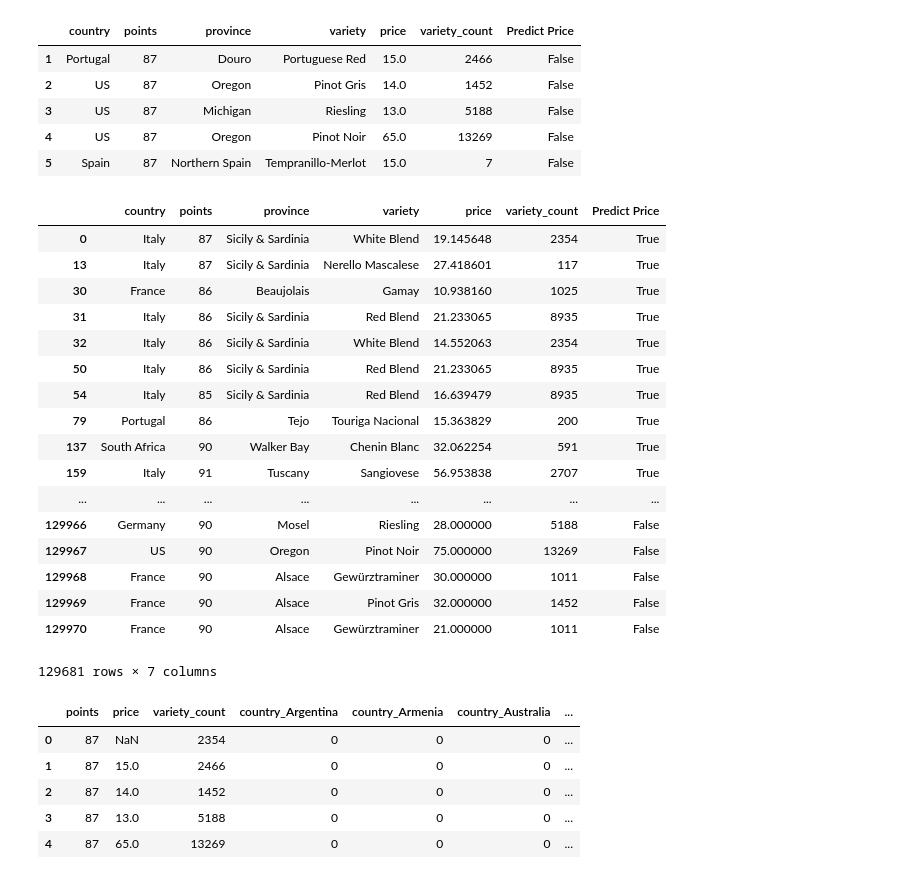
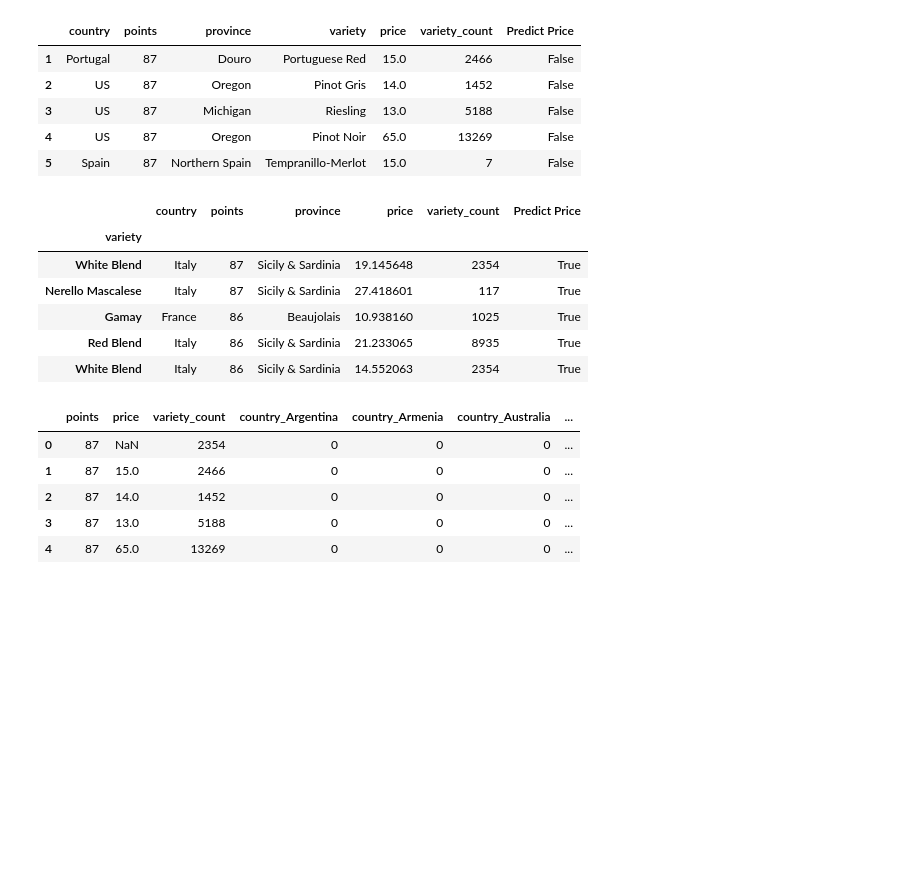
Before and after one commit to sckelso88/Wine-Reccomender, a Jupyter notebook: wine_predict_df.ipynb, the cells around one changed output. Saved outputs shown, nothing was run; the diff lists cells and outputs as text; code cells hidden in the pictures; blank space fills up the shorter version.

```diff
--- a/wine_predict_df.ipynb
+++ b/wine_predict_df.ipynb
@@ -74,24 +74,14 @@ See the caveats in the documentation: http://pandas.pydata.org/pandas-docs/stabl
 # %%
 #combine df2 & df4
 result = pd.concat([df2, df4])
-result
+df33 = result.set_index("variety")
+df33.head()
 # %% [output]
-|  | country | points | province | variety | price | variety_count | Predict Price |
-| 0 | Italy | 87 | Sicily & Sardinia | White Blend | 19.145648 | 2354 | True |
-| 13 | Italy | 87 | Sicily & Sardinia | Nerello Mascalese | 27.418601 | 117 | True |
-| 30 | France | 86 | Beaujolais | Gamay | 10.938160 | 1025 | True |
-| 31 | Italy | 86 | Sicily & Sardinia | Red Blend | 21.233065 | 8935 | True |
-| 32 | Italy | 86 | Sicily & Sardinia | White Blend | 14.552063 | 2354 | True |
-| 50 | Italy | 86 | Sicily & Sardinia | Red Blend | 21.233065 | 8935 | True |
-| 54 | Italy | 85 | Sicily & Sardinia | Red Blend | 16.639479 | 8935 | True |
-| 79 | Portugal | 86 | Tejo | Touriga Nacional | 15.363829 | 200 | True |
-| 137 | South Africa | 90 | Walker Bay | Chenin Blanc | 32.062254 | 591 | True |
-| 159 | Italy | 91 | Tuscany | Sangiovese | 56.953838 | 2707 | True |
-| ... | ... | ... | ... | ... | ... | ... | ... |
-| 129966 | Germany | 90 | Mosel | Riesling | 28.000000 | 5188 | False |
-| 129967 | US | 90 | Oregon | Pinot Noir | 75.000000 | 13269 | False |
-| 129968 | France | 90 | Alsace | Gewürztraminer | 30.000000 | 1011 | False |
-| 129969 | France | 90 | Alsace | Pinot Gris | 32.000000 | 1452 | False |
-| 129970 | France | 90 | Alsace | Gewürztraminer | 21.000000 | 1011 | False |
+|  | country | points | province | price | variety_count | Predict Price |
+| variety |  |  |  |  |  |  |
+| White Blend | Italy | 87 | Sicily & Sardinia | 19.145648 | 2354 | True |
+| Nerello Mascalese | Italy | 87 | Sicily & Sardinia | 27.418601 | 117 | True |
+| Gamay | France | 86 | Beaujolais | 10.938160 | 1025 | True |
+| Red Blend | Italy | 86 | Sicily & Sardinia | 21.233065 | 8935 | True |
+| White Blend | Italy | 86 | Sicily & Sardinia | 14.552063 | 2354 | True |
-129681 rows × 7 columns
 # %%
```
Also changed, not shown: parts of 4 cells of this notebook.
